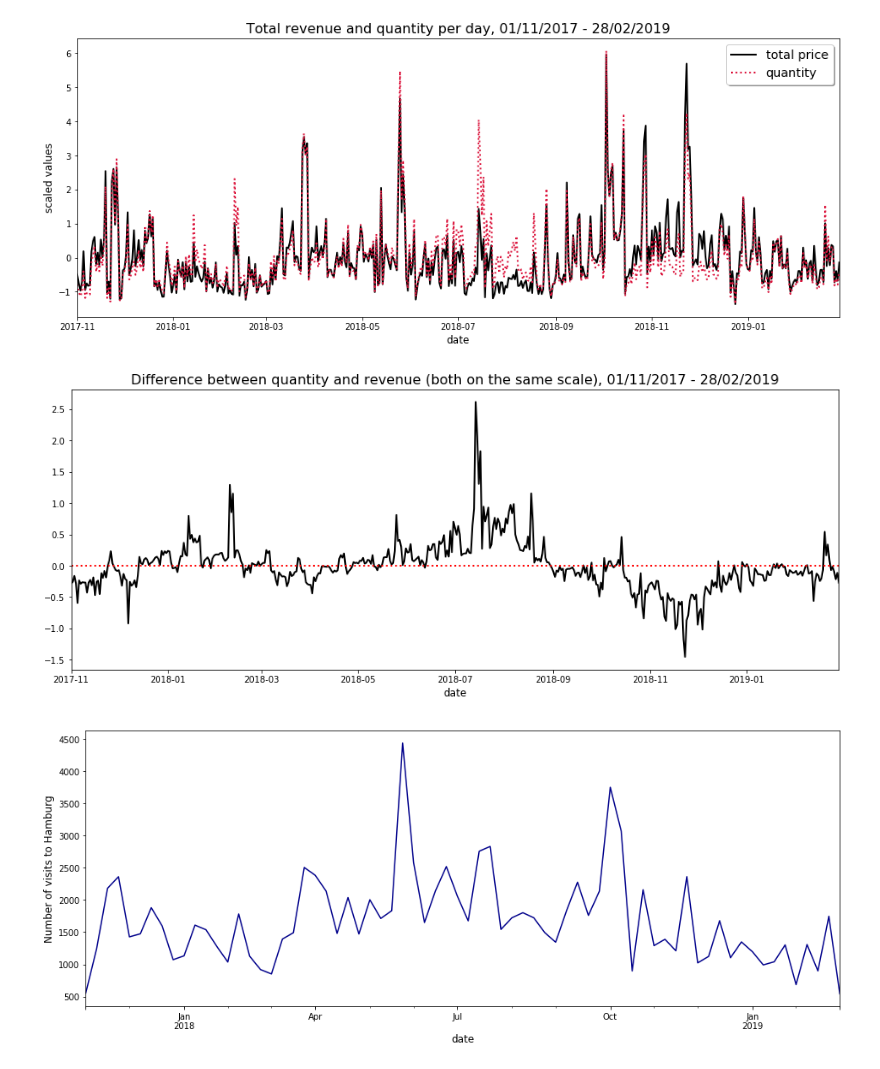
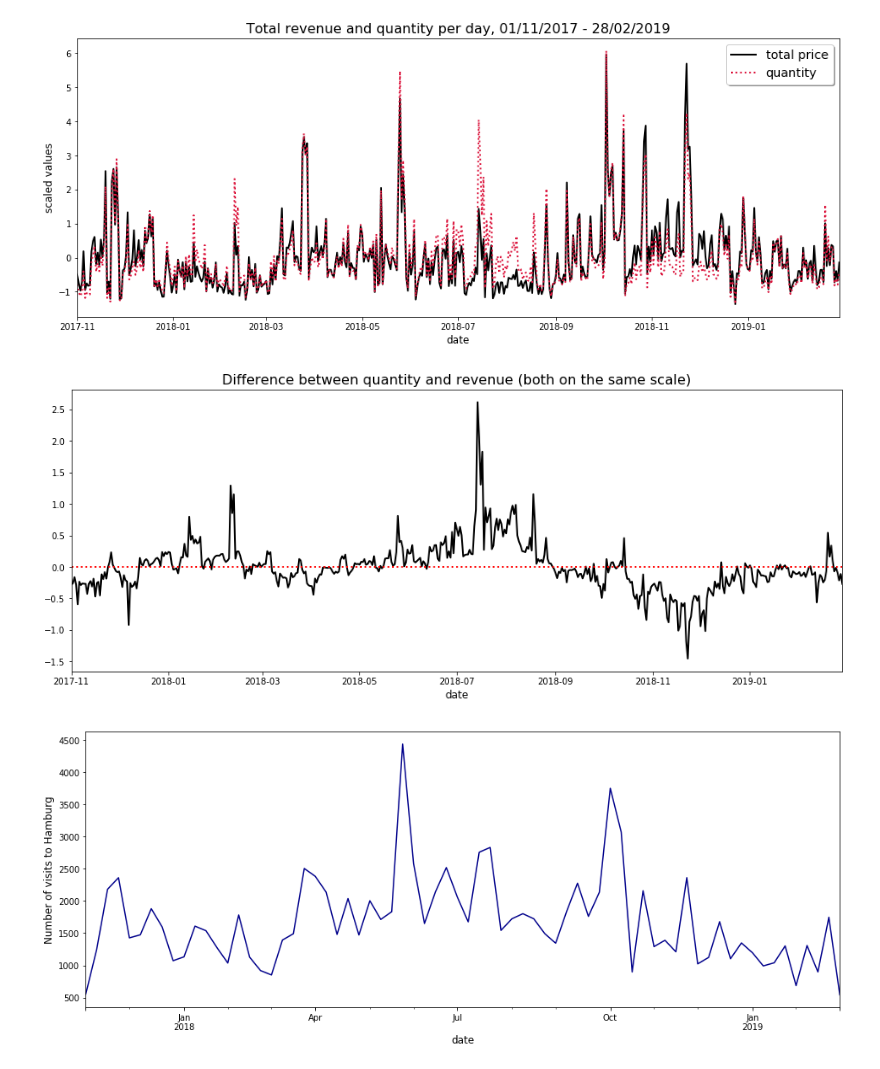
Before and after one commit to s-lau-42/Project_3_Online_Shop_Analysis, a Jupyter notebook: Part_7_Plots.ipynb, the cells around one changed output. Cells and saved outputs as stored; diff of their text form; code cells hidden in the pictures.

```diff
--- a/Part_7_Plots.ipynb
+++ b/Part_7_Plots.ipynb
@@ -135,16 +137,17 @@ plt.show()
 # %%
 fig, ax = plt.subplots(figsize=(16,6))
 
 ax.plot(sum_scale["date"], (quant_scale.set_index('date').quantity - sum_scale.set_index('date').total_price), color='black', linestyle='-', linewidth=2, label="difference between quantity and price")
 ax.plot(quant_scale["date"], quant_scale.set_index('date').null, color='red', linestyle=':', linewidth=2)
 
 plt.xlim('2017-11-01', '2019-02-28')
 
 plt.xlabel('date', fontsize=12)
-plt.title('Difference between quantity and revenue (both on the same scale), 01/11/2017 - 28/02/2019', fontsize=16)
+plt.title('Difference between quantity and revenue (both on the same scale)', fontsize=16)
 plt.show()
+fig.savefig( './Data/Diff.png', bbox_inches='tight')
 # %% [output]
-[figure, old version]
+[figure, new version]
 # %%
 #testplot for hamburg
 plt.figure(figsize=(16,6))
```
Also changed, not shown: parts of 29 cells of this notebook, 4 other files.
